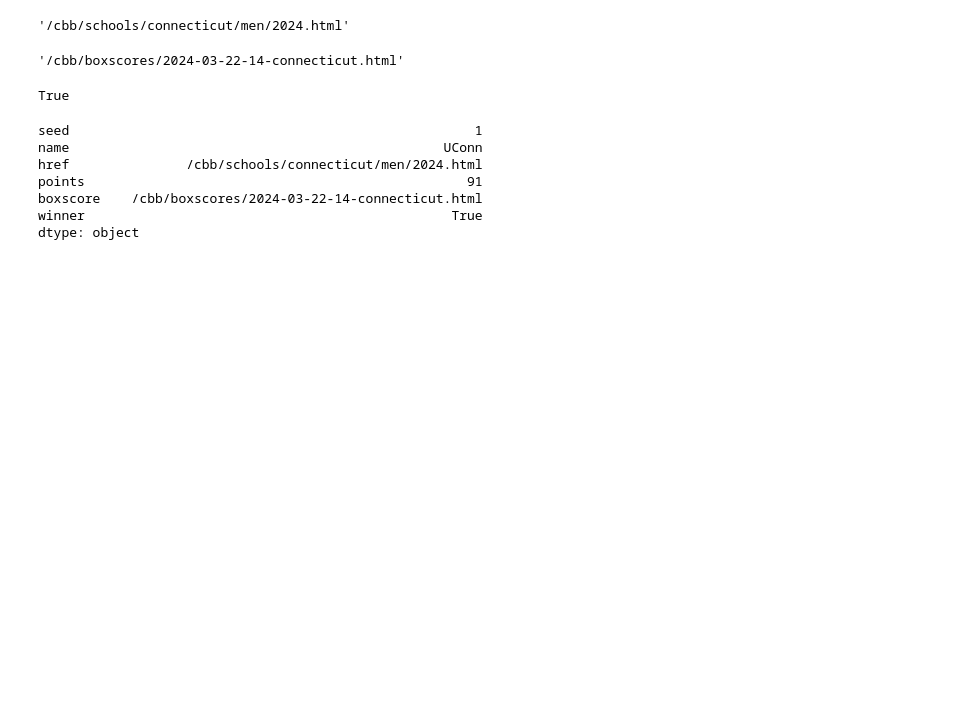
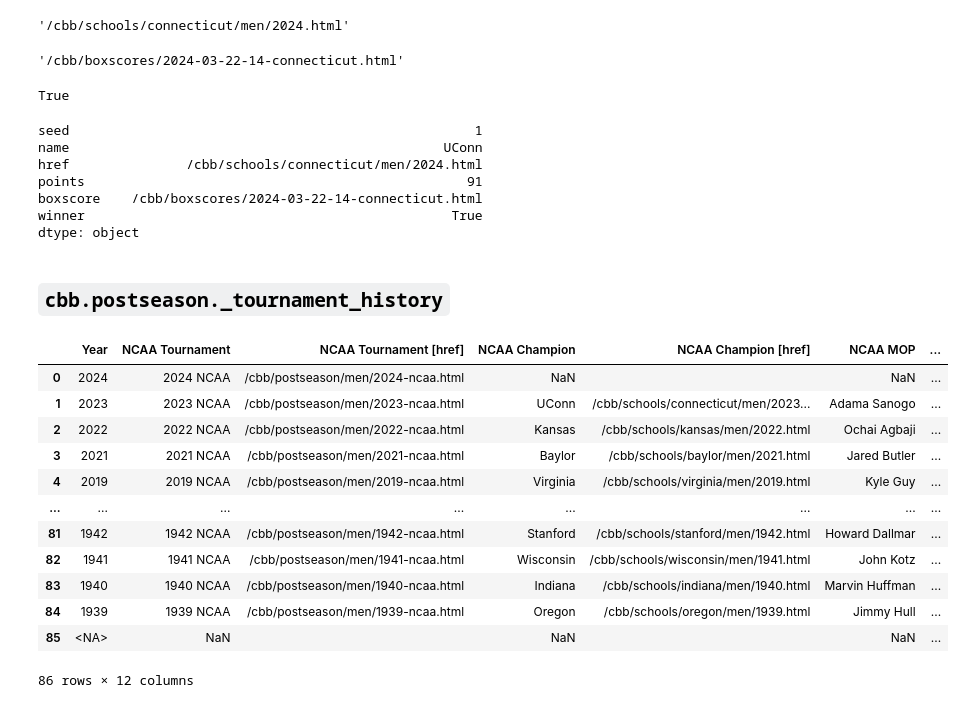
Before and after one commit to JacobLee23/sports-reference, a Jupyter notebook: notebooks/cbb/postseason.ipynb, the cells around one changed output. Drawn from its saved outputs; the diff is of its cells as text; code cells hidden in the pictures; blank space fills up the shorter version.

```diff
--- a/notebooks/cbb/postseason.ipynb
+++ b/notebooks/cbb/postseason.ipynb
@@ -248,3 +248,5 @@ points                                                 91
 boxscore    /cbb/boxscores/2024-03-22-14-connecticut.html
 winner                                               True
 dtype: object
+# %% [markdown]
+## `cbb.postseason._tournament_history`
@@ -250,0 +255,16 @@ dtype: object
+# %%
+history.mens
+# %% [output]
+|  | Year | NCAA Tournament | NCAA Tournament [href] | NCAA Champion | NCAA Champion [href] | NCAA MOP | ... |
+| 0 | 2024 | 2024 NCAA | /cbb/postseason/men/2024-ncaa.html | NaN |  | NaN | ... |
+| 1 | 2023 | 2023 NCAA | /cbb/postseason/men/2023-ncaa.html | UConn | /cbb/schools/connecticut/men/2023... | Adama Sanogo | ... |
+| 2 | 2022 | 2022 NCAA | /cbb/postseason/men/2022-ncaa.html | Kansas | /cbb/schools/kansas/men/2022.html | Ochai Agbaji | ... |
+| 3 | 2021 | 2021 NCAA | /cbb/postseason/men/2021-ncaa.html | Baylor | /cbb/schools/baylor/men/2021.html | Jared Butler | ... |
+| 4 | 2019 | 2019 NCAA | /cbb/postseason/men/2019-ncaa.html | Virginia | /cbb/schools/virginia/men/2019.html | Kyle Guy | ... |
+| ... | ... | ... | ... | ... | ... | ... | ... |
+| 81 | 1942 | 1942 NCAA | /cbb/postseason/men/1942-ncaa.html | Stanford | /cbb/schools/stanford/men/1942.html | Howard Dallmar | ... |
+| 82 | 1941 | 1941 NCAA | /cbb/postseason/men/1941-ncaa.html | Wisconsin | /cbb/schools/wisconsin/men/1941.html | John Kotz | ... |
+| 83 | 1940 | 1940 NCAA | /cbb/postseason/men/1940-ncaa.html | Indiana | /cbb/schools/indiana/men/1940.html | Marvin Huffman | ... |
+| 84 | 1939 | 1939 NCAA | /cbb/postseason/men/1939-ncaa.html | Oregon | /cbb/schools/oregon/men/1939.html | Jimmy Hull | ... |
+| 85 | <NA> | NaN |  | NaN |  | NaN | ... |
+86 rows × 12 columns
```
Also changed, not shown: parts of 2 cells of this notebook, 1 other file.
